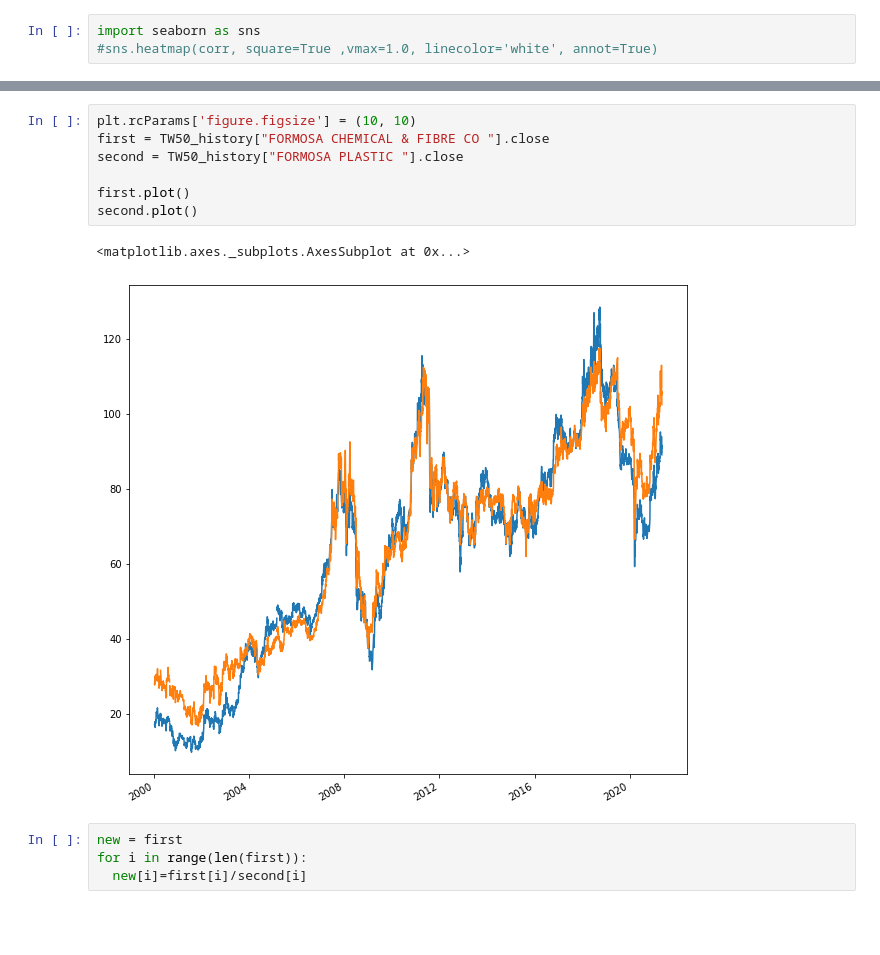
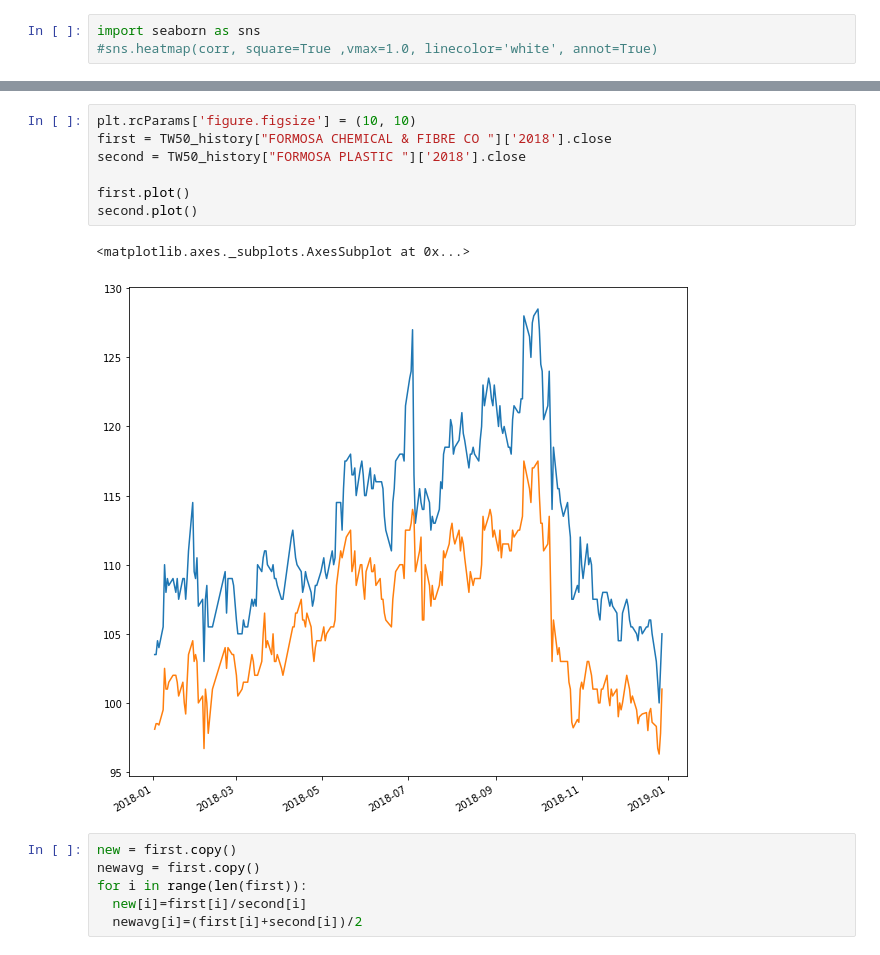
Before and after one commit to jerry910525/financial_project, a Jupyter notebook: pair_trading.ipynb, the cells around one changed output, grey strips where cells are left out. Cells and saved outputs as stored; diff of their text form; blank space fills up the shorter version.

```diff
--- a/pair_trading.ipynb
+++ b/pair_trading.ipynb
@@ -134,16 +134,18 @@ sns.heatmap(corr, square=True ,vmax=1.0, linecolor='white', annot=True)
 # %%
 plt.rcParams['figure.figsize'] = (10, 10)
-first = TW50_history["FORMOSA CHEMICAL & FIBRE CO "].close
-second = TW50_history["FORMOSA PLASTIC "].close
+first = TW50_history["FORMOSA CHEMICAL & FIBRE CO "]['2018'].close
+second = TW50_history["FORMOSA PLASTIC "]['2018'].close
 
 first.plot()
 second.plot()
 # %% [output]
 <matplotlib.axes._subplots.AxesSubplot at 0x...>
-[figure, old version]
+[figure, new version]
 # %%
-new = first
+new = first.copy()
+newavg = first.copy()
 for i in range(len(first)):
   new[i]=first[i]/second[i]
+  newavg[i]=(first[i]+second[i])/2
 # %%
 new.plot()
```
Also changed, not shown: parts of 9 cells of this notebook.
